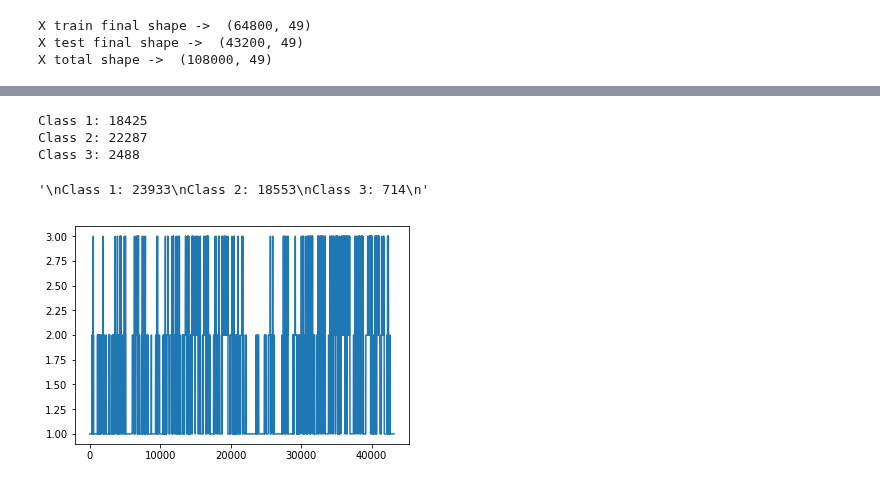
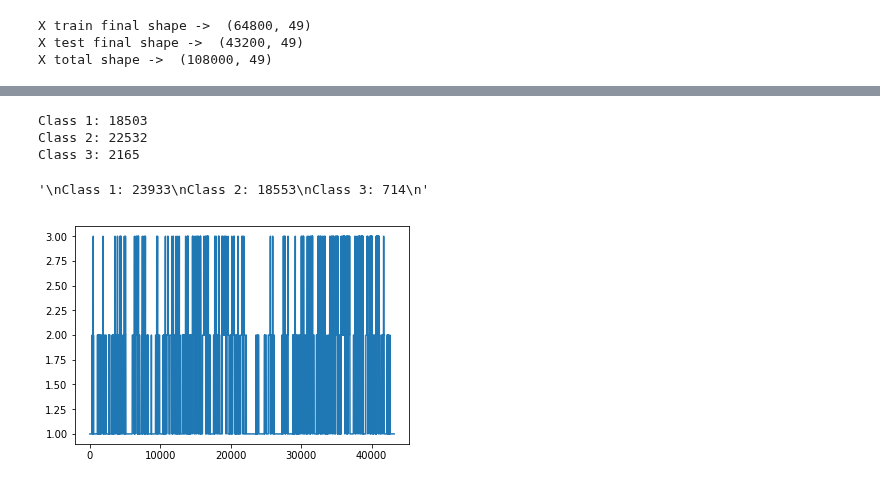
Before and after one commit to alexus37/AML-18, a Jupyter notebook: task5/ax_LSTM.ipynb, the cells around one changed output, grey strips where cells are left out. Saved outputs shown, nothing was run; the diff lists cells and outputs as text; code cells hidden in the pictures.

Commit message:
play with LSTM

```diff
--- a/task5/ax_LSTM.ipynb
+++ b/task5/ax_LSTM.ipynb
@@ -159,7 +264,7 @@ X total shape ->  (108000, 49)
 kfold = KFold(n_splits=3, shuffle=False, random_state=seed)
 
 print("Start")
-EPOCHS=20
+EPOCHS=500
 classes = np.array([1,2,3])
 weights = compute_class_weight("balanced", classes, y_train)
 cw = dict(zip(np.array([0,1,2]), weights))
@@ -190,15 +295,16 @@ for train, valid in kfold.split(X_train):
     y_valid_fold = from_label_to_vec(y_valid_fold)
 
 
+
     # fit classifier
     # Expected input batch shape: (batch_size, timesteps, data_dim)
     # Note that we have to provide the full batch_input_shape since the network is stateful.
     # the sample of index i in batch k is the follow-up for the sample i in batch k-1.
     model = Sequential()
-    model.add(LSTM(32, return_sequences=True, stateful=True,
-                   batch_input_shape=(batch_size, 1, data_dim)))
-    model.add(LSTM(32, return_sequences=True, stateful=True))
-    model.add(LSTM(32, stateful=True))
+    model.add(LSTM(1, return_sequences=False, stateful=True, batch_input_shape=(batch_size, 1, data_dim)))
+    # model.add(LSTM(32, return_sequences=True, stateful=True, batch_input_shape=(batch_size, 1, data_dim)))
+    #model.add(LSTM(32, return_sequences=True, stateful=True))
+    #model.add(LSTM(32, stateful=True))
     model.add(Dense(num_classes, activation='softmax'))
 
     model.compile(loss=weighted_categorical_crossentropy(weights),
@@ -207,7 +313,7 @@ for train, valid in kfold.split(X_train):
 
     model.fit(X_train_fold_scaled, y_train_fold,
               class_weight=cw,
-              verbose=False,
+              verbose=True,
               batch_size=batch_size, epochs=EPOCHS, shuffle=False,
               validation_data=(X_valid_fold_scaled, y_valid_fold))
 
@@ -244,5 +350,6 @@ print("DEFAULT 0.924203064567119 +/- 0.026768125976249342")
 print("GAMMA = 0.0004 0.9401296487697763 +/- 0.02925282597198205")
 print("GAMMA = 0.0004 C=0.1 0.9434637293201353 +/- 0.0257096513820207")
 print("GAMMA = 0.0004 C=0.01 0.930809065681996 +/- 0.022307773367821106")
+print("LSTM BMAC avg score 0.9237825755034632 +/- 0.029030537234862867")
 # %% [output]
 Start
@@ -287,27 +397,27 @@ y_pred_filtered = medfilt(y_pred_filtered, FILTER_WINDOW)
 # %%
-submission_name = "ax_LSTM_avg.csv"
+submission_name = "ax_LSTM_avg_dropout.csv"
 
 print(f"Class 1: {np.sum(y_pred_filtered == 1)}")
 print(f"Class 2: {np.sum(y_pred_filtered == 2)}")
 print(f"Class 3: {np.sum(y_pred_filtered == 3)}")
 
 y_pred_df = pd.DataFrame(y_pred_filtered)
 y_pred_df = y_pred_df.assign(Id=list(range(y_pred_filtered.shape[0])))
 y_pred_df.columns = ['y', 'Id']
 y_pred_df["y"].plot()
 submission_folder = os.path.join(dir_path,"submissions/")
 csv_file = submission_folder + submission_name
 
 with open(csv_file, 'w') as csv:
     y_pred_df.to_csv(csv,index = False)
 """
 Class 1: 23933
 Class 2: 18553
 Class 3: 714
 """
 # %% [output]
-Class 1: 18425
-Class 2: 22287
-Class 3: 2488
+Class 1: 18503
+Class 2: 22532
+Class 3: 2165
 '\nClass 1: 23933\nClass 2: 18553\nClass 3: 714\n'
-[figure, old version]
+[figure, new version]
```
Also changed, not shown: parts of 4 cells of this notebook, 2 other files.
